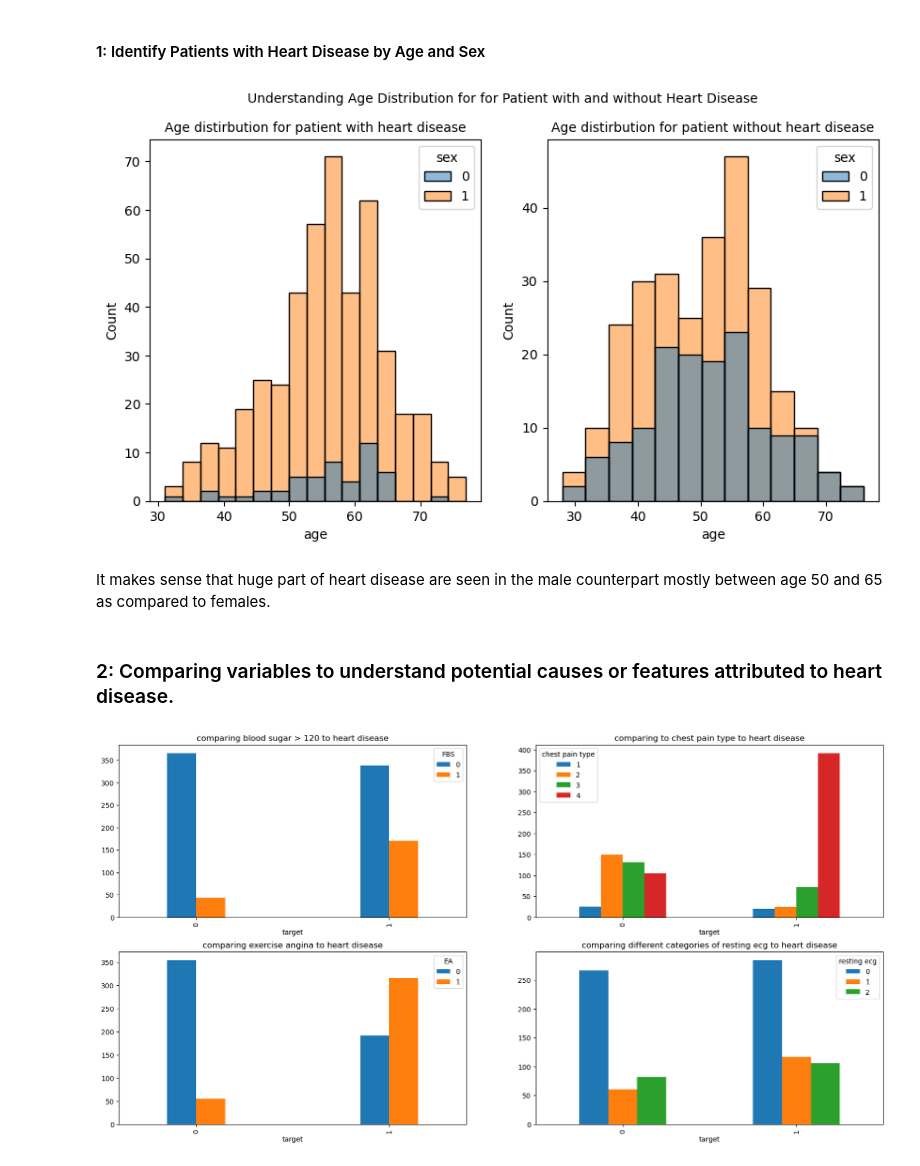
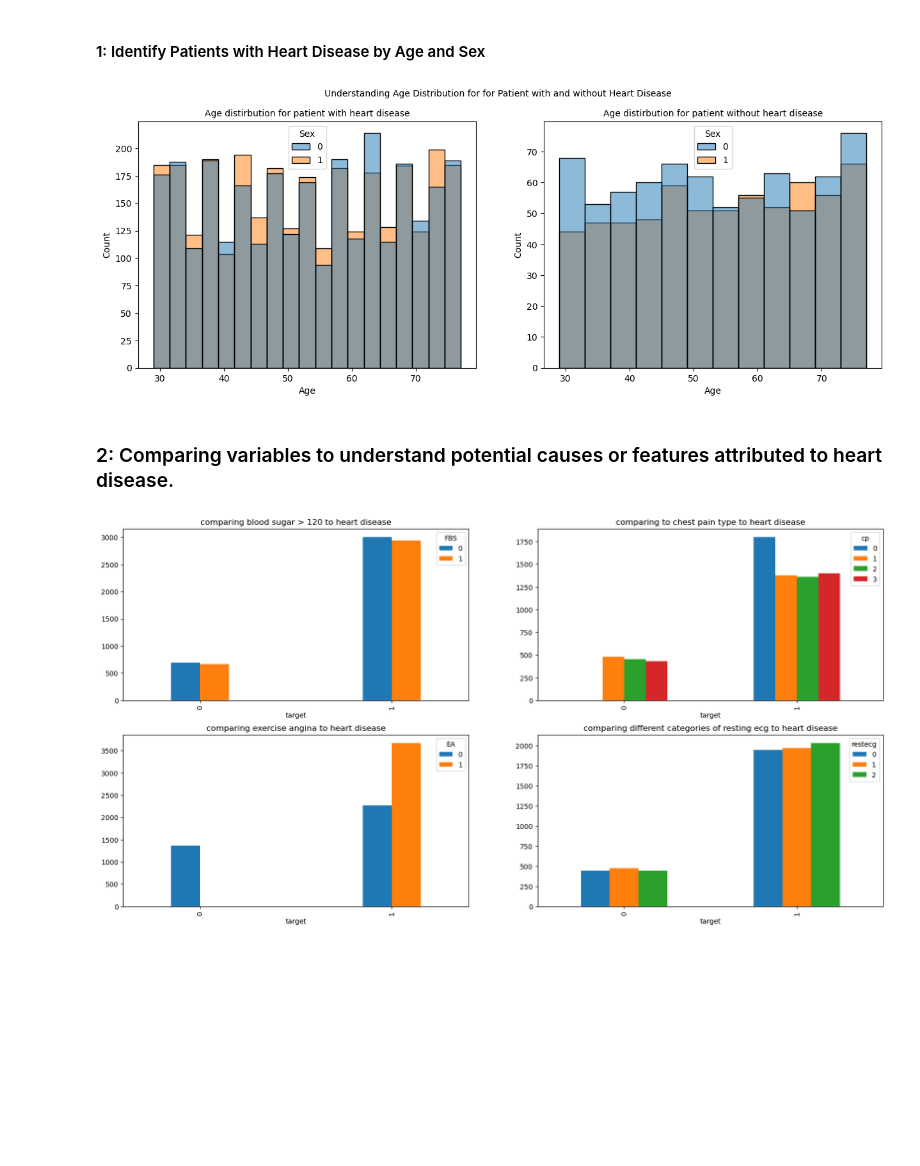
Before and after one commit to victorsomadina/Health-Analysis-Prediction-on-Heart-Diseases, a Jupyter notebook: Heart Disease.ipynb, the cells around one changed output. Drawn from its saved outputs; the diff is of its cells as text; code cells hidden in the pictures; blank space fills up the shorter version.

```diff
--- a/Heart Disease.ipynb
+++ b/Heart Disease.ipynb
@@ -17,6 +9,7 @@ warnings.filterwarnings('ignore')
 # %%
 # Load dataset and check proportion of class imbalance
-heart_disease = pd.read_csv(r'C:\Users\hp\Downloads\heart_statlog_cleveland_hungary_final.csv')
-print(heart_disease['target'].value_counts())
+train = pd.read_csv(r'C:\Users\hp\Downloads\Train Dataset .csv')
+test =  pd.read_csv(r'C:\Users\hp\Downloads\Test Dataset.csv')
+print(train['target'].value_counts())
 # %% [output]
 target
@@ -140,41 +136,39 @@ heart_disease['resting bp s'].plot(kind = 'box', vert = False) # check that outl
 # %% [markdown]
 #### 1: Identify Patients with Heart Disease by Age and Sex
 # %%
-target_1 = heart_disease[heart_disease['target'] == 1]
-target_0 = heart_disease[heart_disease['target'] == 0]
+target_1 = train[train['target'] == 1]
+target_0 = train[train['target'] == 0]
 
-fig, ax = plt.subplots(1,2, figsize = (10,5))
+fig, ax = plt.subplots(1,2, figsize = (15,5))
 fig.suptitle('Understanding Age Distribution for for Patient with and without Heart Disease', size = 10)
-sns.histplot(data = target_1, x = 'age', hue ='sex', ax = ax[0])
+sns.histplot(data = target_1, x = 'Age', hue ='Sex', ax = ax[0])
 ax[0].set_title('Age distirbution for patient with heart disease', size = 10)
 
-sns.histplot(data = target_0, x = 'age', hue ='sex', ax = ax[1])
+sns.histplot(data = target_0, x = 'Age', hue ='Sex', ax = ax[1])
 ax[1].set_title('Age distirbution for patient without heart disease', size = 10)
 
 plt.show()
 # %% [output]
-[figure, old version]
+[figure, new version]
-# %% [markdown]
-It makes sense that huge part of heart disease are seen in the male counterpart mostly between age 50 and 65 as compared to females.
 # %% [markdown]
 ### 2: Comparing variables to understand potential causes or features attributed to heart disease.
 # %%
 fig, ax = plt.subplots(2,2, figsize = (20, 10))
 
-pd.crosstab(heart_disease['target'], heart_disease['fasting blood sugar']).plot(kind = 'bar', width = 0.3, ax = ax[0,0])
+pd.crosstab(train['target'], train['fbs']).plot(kind = 'bar', width = 0.3, ax = ax[0,0])
 ax[0,0].legend(title = 'FBS')
 ax[0,0].set_title('comparing blood sugar > 120 to heart disease')
 
-pd.crosstab(heart_disease['target'], heart_disease['chest pain type']).plot(kind = 'bar', ax = ax[0,1])
+pd.crosstab(train['target'], train['cp']).plot(kind = 'bar', ax = ax[0,1])
 ax[0,1].set_title('comparing to chest pain type to heart disease')
 
-pd.crosstab(heart_disease['target'], heart_disease['exercise angina']).plot(kind = 'bar', width = 0.3, ax = ax[1,0])
+pd.crosstab(train['target'], train['exang']).plot(kind = 'bar', width = 0.3, ax = ax[1,0])
 ax[1,0].legend(title = 'EA', loc = 0)
 ax[1,0].set_title('comparing exercise angina to heart disease')
 
-pd.crosstab(heart_disease['target'], heart_disease['resting ecg']).plot(kind = 'bar', ax = ax[1,1])
+pd.crosstab(train['target'], train['restecg']).plot(kind = 'bar', ax = ax[1,1])
 ax[1,1].set_title('comparing different categories of resting ecg to heart disease')
 
 plt.show()
 # %% [output]
-[figure, old version]
+[figure, new version]
```
Also changed, not shown: parts of 17 cells of this notebook.
